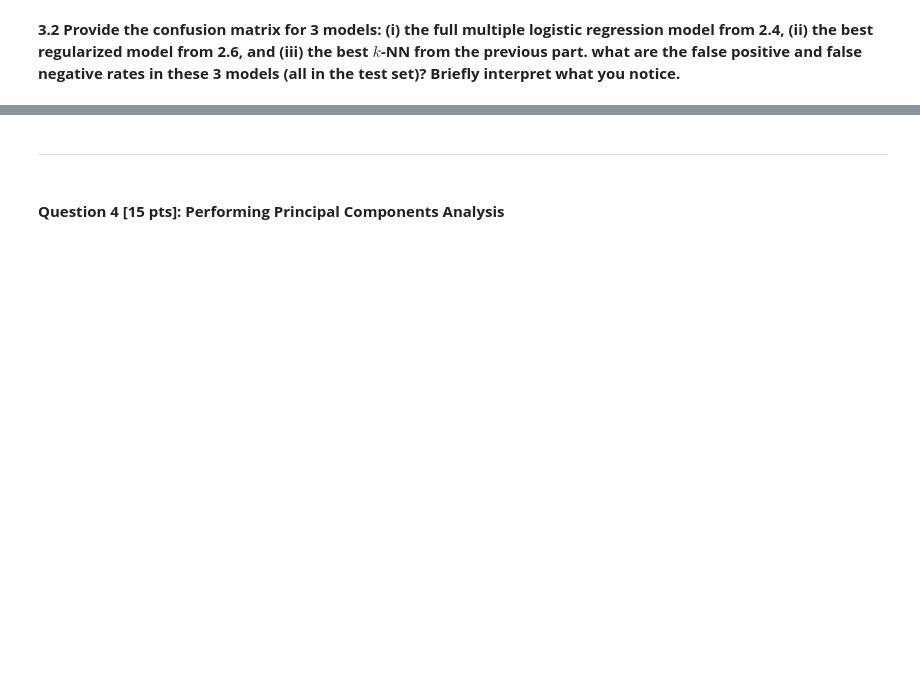
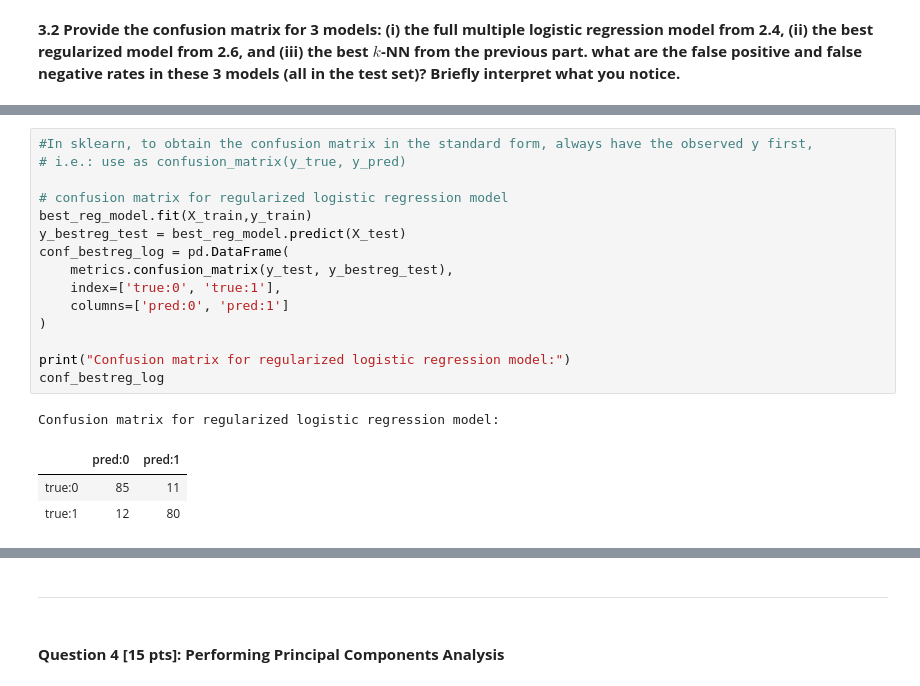
Before and after one commit to CreditPy/2021-s109a, a Jupyter notebook: cs_s109a_hw4/cs_s109a_hw4.ipynb, the cells around one changed output, grey strips where cells are left out. Cells and saved outputs as stored; diff of their text form; blank space fills up the shorter version.

```diff
--- a/cs_s109a_hw4/cs_s109a_hw4.ipynb
+++ b/cs_s109a_hw4/cs_s109a_hw4.ipynb
@@ -426,0 +566,20 @@ The number of non-zero coefficients in the model is: 19
+# %%
+#In sklearn, to obtain the confusion matrix in the standard form, always have the observed y first,
+# i.e.: use as confusion_matrix(y_true, y_pred)
+
+# confusion matrix for regularized logistic regression model
+best_reg_model.fit(X_train,y_train)
+y_bestreg_test = best_reg_model.predict(X_test)
+conf_bestreg_log = pd.DataFrame(
+    metrics.confusion_matrix(y_test, y_bestreg_test),
+    index=['true:0', 'true:1'],
+    columns=['pred:0', 'pred:1']
+)
+
+print("Confusion matrix for regularized logistic regression model:")
+conf_bestreg_log
+# %% [output]
+Confusion matrix for regularized logistic regression model:
+|  | pred:0 | pred:1 |
+| true:0 | 85 | 11 |
+| true:1 | 12 | 80 |
```
Also changed, not shown: parts of 19 cells of this notebook.
